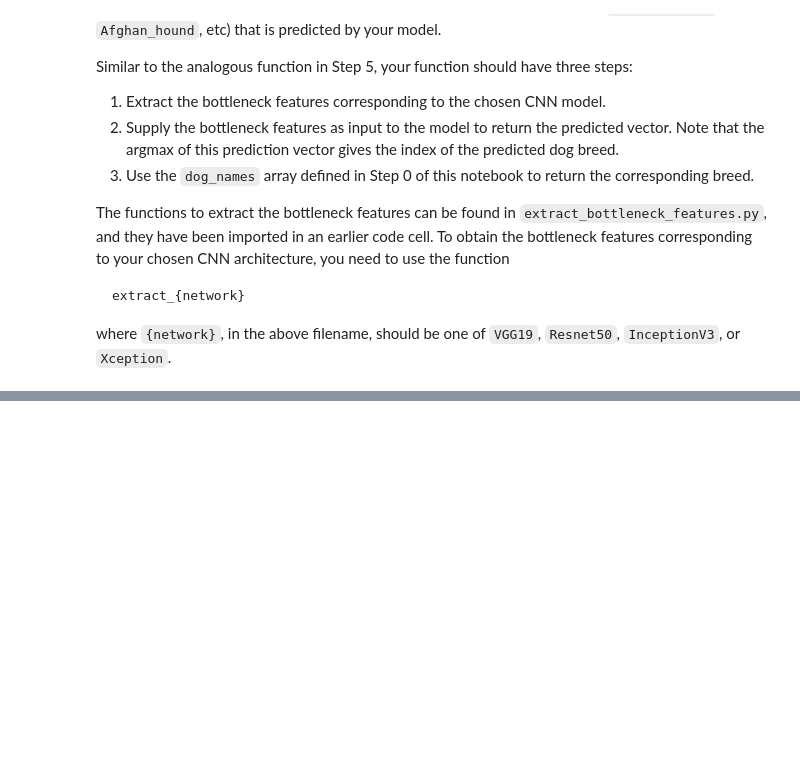
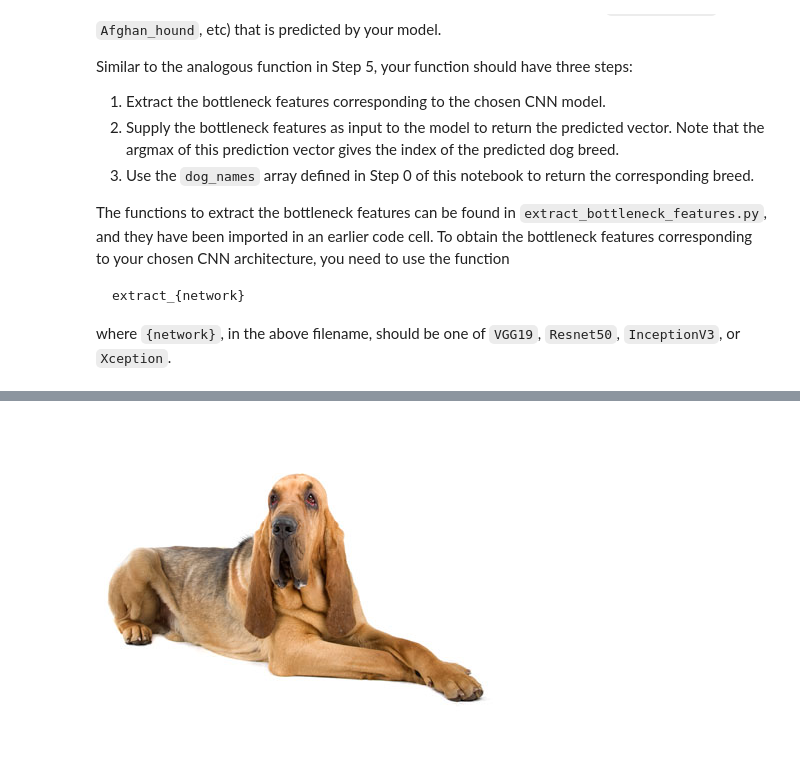
Before and after one commit to zarp/AIND-Dog-Breed-Classifier, a Jupyter notebook: dog_app.ipynb, the cells around one changed output, grey strips where cells are left out. Saved outputs shown, nothing was run; the diff lists cells and outputs as text; code cells hidden in the pictures; blank space fills up the shorter version.

```diff
--- a/dog_app.ipynb
+++ b/dog_app.ipynb
@@ -473,0 +612,9 @@ __Answer:__
+# %%
+### TODO: Define your architecture.
+
+m1=Sequential()
+#m1.add(Flatten(input_shape = (7,7,512)))
+m1.add(GlobalAveragePooling2D(input_shape=train_Xception.shape[1:]))
+m1.add(Dense(133, activation = 'softmax'))
+
+m1.summary()
@@ -475,6 +634,7 @@ __Answer:__
 ### (IMPLEMENTATION) Compile the Model
 # %%
 ### TODO: Compile the model.
+m1.compile(loss='categorical_crossentropy', optimizer='adam', metrics=['accuracy'])
 # %% [markdown]
 ### (IMPLEMENTATION) Train the Model
 
@@ -485,0 +644,8 @@ You are welcome to [augment the training data](https://blog.keras.io/building-po
+# %%
+### TODO: Train the model.
+checkpointer = ModelCheckpoint(filepath='saved_models/weights.best.Xception.hdf5',
+                               verbose=1, save_best_only=True)
+
+m1.fit(train_VGG19, train_targets,
+          validation_data=(valid_Xception, valid_targets),
+          epochs=20, batch_size=20, callbacks=[checkpointer], verbose=1)
@@ -487,6 +672,7 @@ You are welcome to [augment the training data](https://blog.keras.io/building-po
 ### (IMPLEMENTATION) Load the Model with the Best Validation Loss
 # %%
 ### TODO: Load the model weights with the best validation loss.
+m1.load_weights('saved_models/weights.best.Xception.hdf5')
 # %% [markdown]
 ### (IMPLEMENTATION) Test the Model
 
@@ -511,3 +711,15 @@ where `{network}`, in the above filename, should be one of `VGG19`, `Resnet50`,
 # %%
 ### TODO: Write a function that takes a path to an image as input
 ### and returns the dog breed that is predicted by the model.
+
+image_path = test_files[132] #random test image
+
+def breed_recognizer(img_path):
+    bottleneck_features = extract_Xception(path_to_tensor(img_path))
+    predicted_vector = m1.predict(bottleneck_features)
+    return dog_names[np.argmax(predicted_vector)]
+
+from IPython.display import Image, display
+print('this is a ', breed_recognizer(image_path))
+display(Image(filename=image_path))
+# %% [output]
@@ -514,3 +728,4 @@ where `{network}`, in the above filename, should be one of `VGG19`, `Resnet50`,
+[figure, added]
 # %% [markdown]
 ---
 <a id='step6'></a>
```
Also changed, not shown: parts of 30 cells of this notebook, 2 other files.
